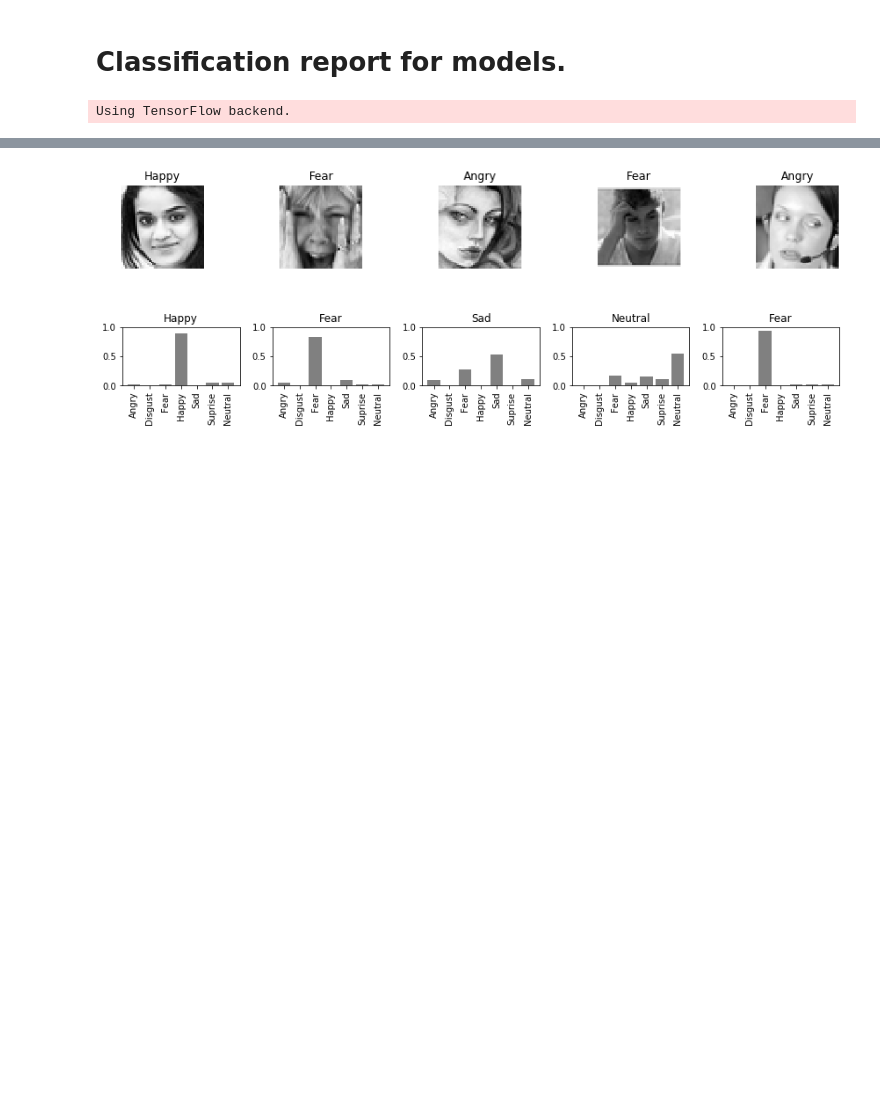
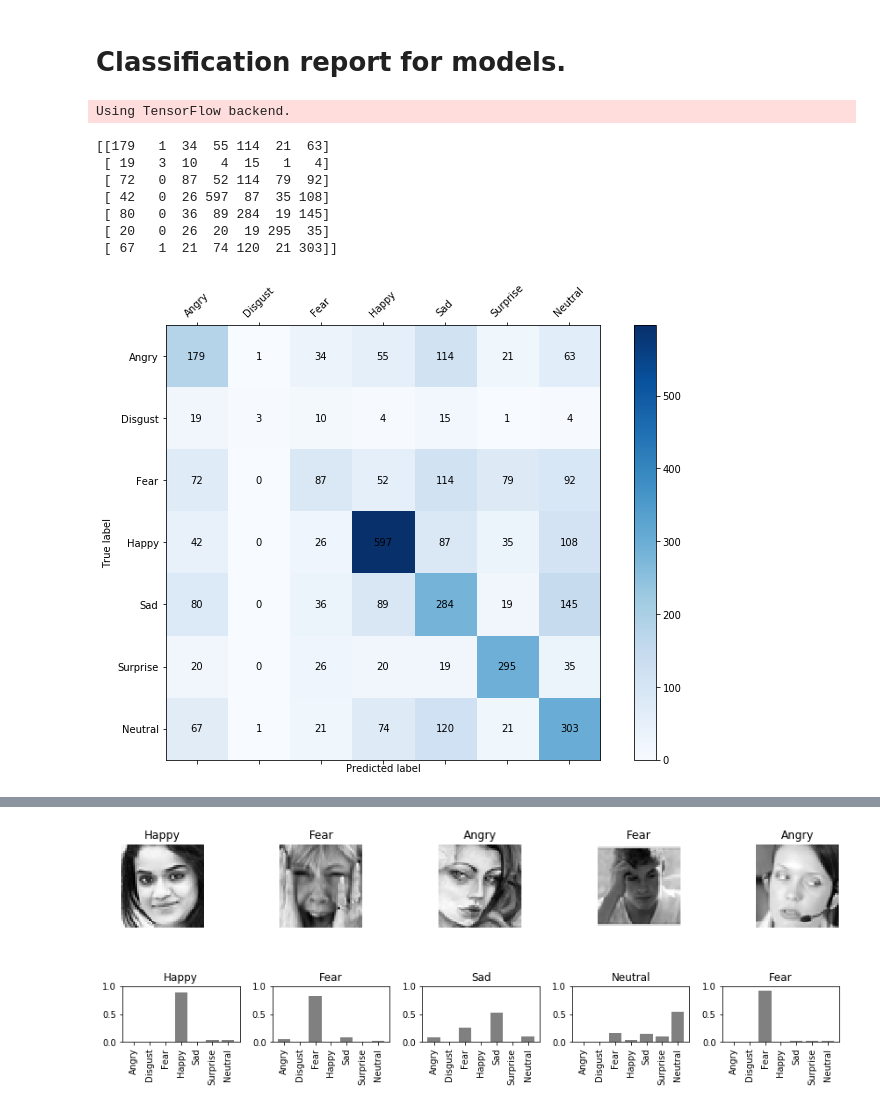
Before and after one commit to ambatirahul/Deep-learning, a Jupyter notebook: ClassificationReport/ClassificationReport.ipynb, the cells around one changed output, grey strips where cells are left out. Drawn from its saved outputs; the diff is of its cells as text; code cells hidden in the pictures; blank space fills up the shorter version.

```diff
--- a/ClassificationReport/ClassificationReport.ipynb
+++ b/ClassificationReport/ClassificationReport.ipynb
@@ -111,3 +111,18 @@ def plot_confusion_matrix(cm, show_cm=False, title='Confusion Matrix'):
     plt.ylabel('True label')
     plt.xlabel('Predicted label')
     plt.show()
+# %%
+base_model = models['Base Neural Network']
+base_cm = confusion_matrix(y_public_test, base_model.predict_classes(X_public_test))
+base_cr = classification_report(y_public_test, base_model.predict_classes(X_public_test), target_names=emotionList)
+# %%
+plot_confusion_matrix(base_cm, True)
+# %% [output]
+[[179   1  34  55 114  21  63]
+ [ 19   3  10   4  15   1   4]
+ [ 72   0  87  52 114  79  92]
+ [ 42   0  26 597  87  35 108]
+ [ 80   0  36  89 284  19 145]
+ [ 20   0  26  20  19 295  35]
+ [ 67   1  21  74 120  21 303]]
+[figure, added]
```
Also changed, not shown: parts of 13 cells of this notebook.
